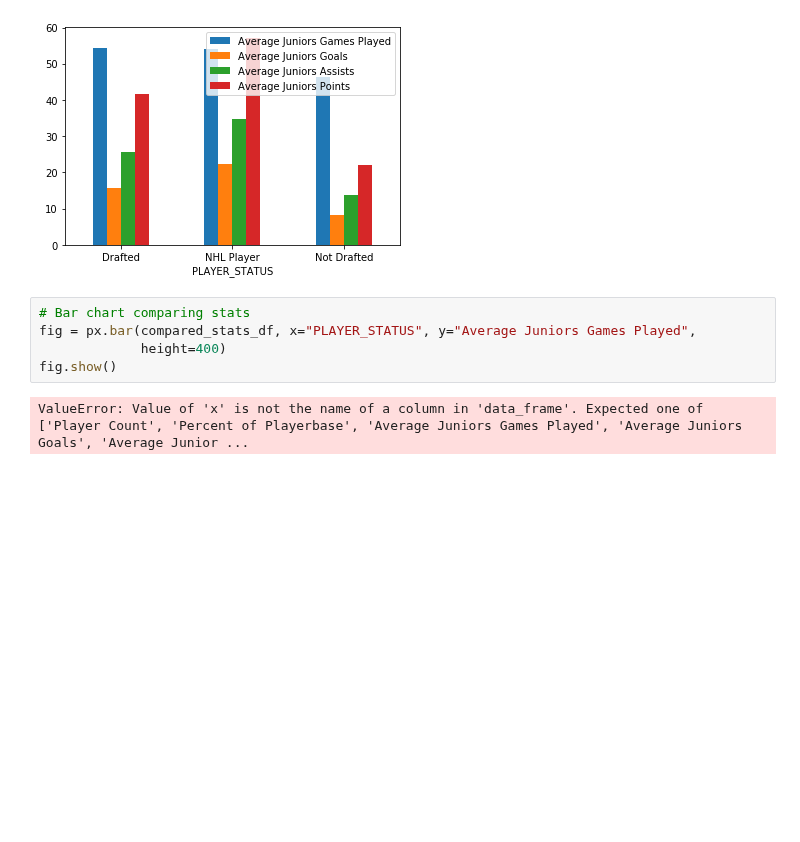
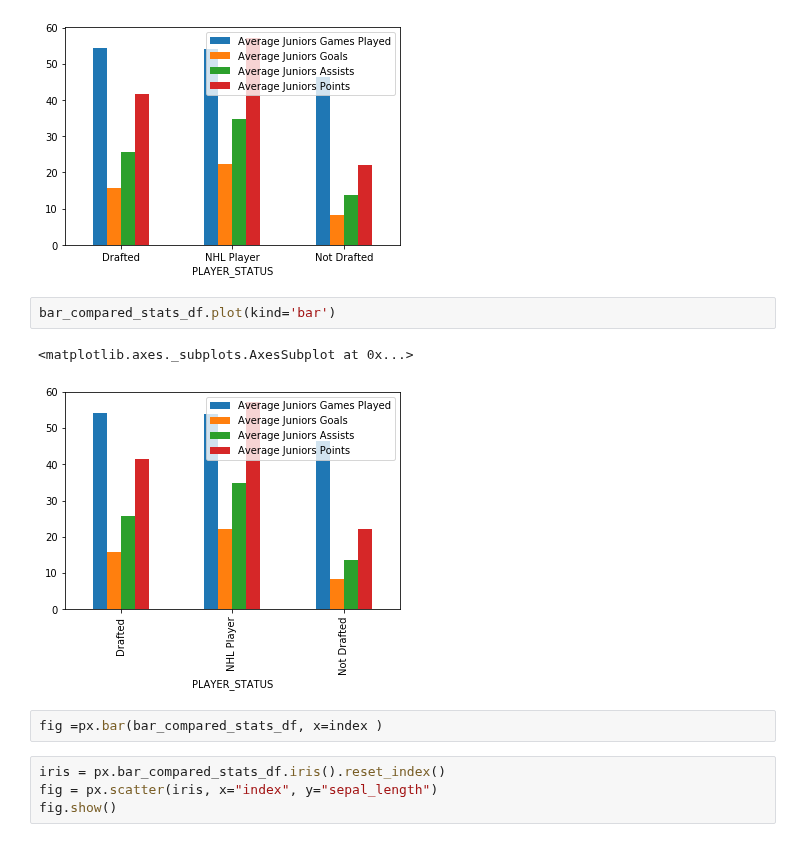
Before and after one commit to kstradinger/Junior-Hockey-Analysis, a Jupyter notebook: Juniors_analysis.ipynb, the cells around one changed output. Saved outputs shown, nothing was run; the diff lists cells and outputs as text; blank space fills up the shorter version.

Commit message:
working on bar chart fix

```diff
--- a/Juniors_analysis.ipynb
+++ b/Juniors_analysis.ipynb
@@ -188,10 +188,14 @@ bar_compared_stats_df = compared_stats_df.drop(['Player Count', 'Average Juniors
 ax = bar_compared_stats_df.plot.bar(rot=0)
 # %% [output]
 [figure]
-# %%
-# Bar chart comparing stats
-fig = px.bar(compared_stats_df, x="PLAYER_STATUS", y="Average Juniors Games Played",
-             height=400)
-fig.show()
-# %% [output]
-ValueError: Value of 'x' is not the name of a column in 'data_frame'. Expected one of ['Player Count', 'Percent of Playerbase', 'Average Juniors Games Played', 'Average Juniors Goals', 'Average Junior ...
+# %%
+bar_compared_stats_df.plot(kind='bar')
+# %% [output]
+<matplotlib.axes._subplots.AxesSubplot at 0x...>
+[figure, added]
+# %%
+fig =px.bar(bar_compared_stats_df, x=index )
+# %%
+iris = px.bar_compared_stats_df.iris().reset_index()
+fig = px.scatter(iris, x="index", y="sepal_length")
+fig.show()
```
